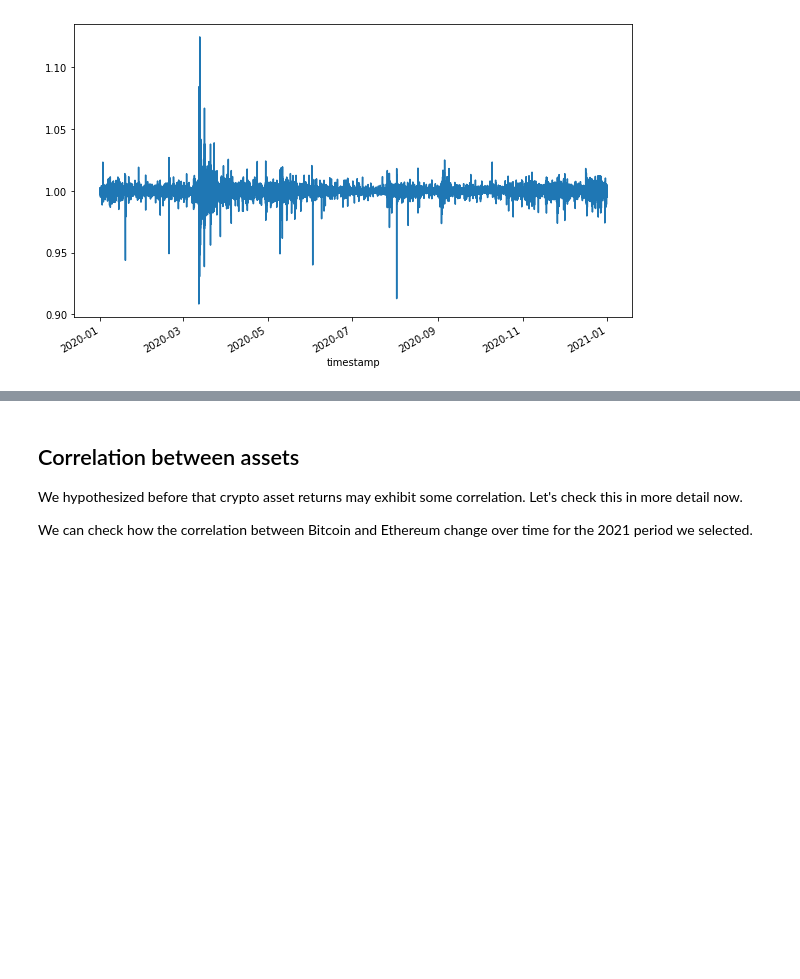
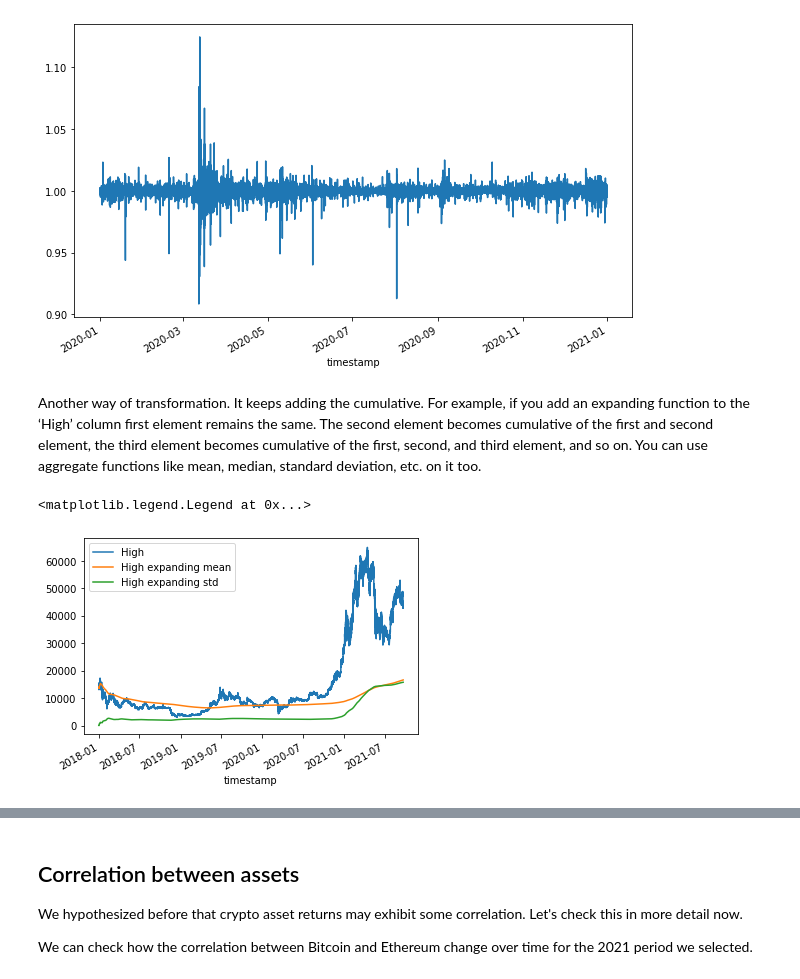
Before and after one commit to oly2/G_Research_Crypto_Competition, a Jupyter notebook: G_Research_Crypto_Competition.ipynb, the cells around one changed output, grey strips where cells are left out. Saved outputs shown, nothing was run; the diff lists cells and outputs as text; code cells hidden in the pictures; blank space fills up the shorter version.

```diff
--- a/G_Research_Crypto_Competition.ipynb
+++ b/G_Research_Crypto_Competition.ipynb
@@ -358,3 +373,14 @@ btc_index['2020']['Change'].plot(figsize=(10, 6))
 # %% [output]
 <matplotlib.axes._subplots.AxesSubplot at 0x...>
 [figure]
+# %% [markdown]
+Another way of transformation. It keeps adding the cumulative. For example, if you add an expanding function to the ‘High’ column first element remains the same. The second element becomes cumulative of the first and second element, the third element becomes cumulative of the first, second, and third element, and so on. You can use aggregate functions like mean, median, standard deviation, etc. on it too.
+# %%
+fig, ax = plt.subplots()
+ax = btc_index.High.plot(label='High')
+ax = btc_index.High.expanding().mean().plot(label='High expanding mean')
+ax = btc_index.High.expanding().std().plot(label='High expanding std')
+ax.legend()
+# %% [output]
+<matplotlib.legend.Legend at 0x...>
+[figure, added]
```
Also changed, not shown: parts of 32 cells of this notebook.
